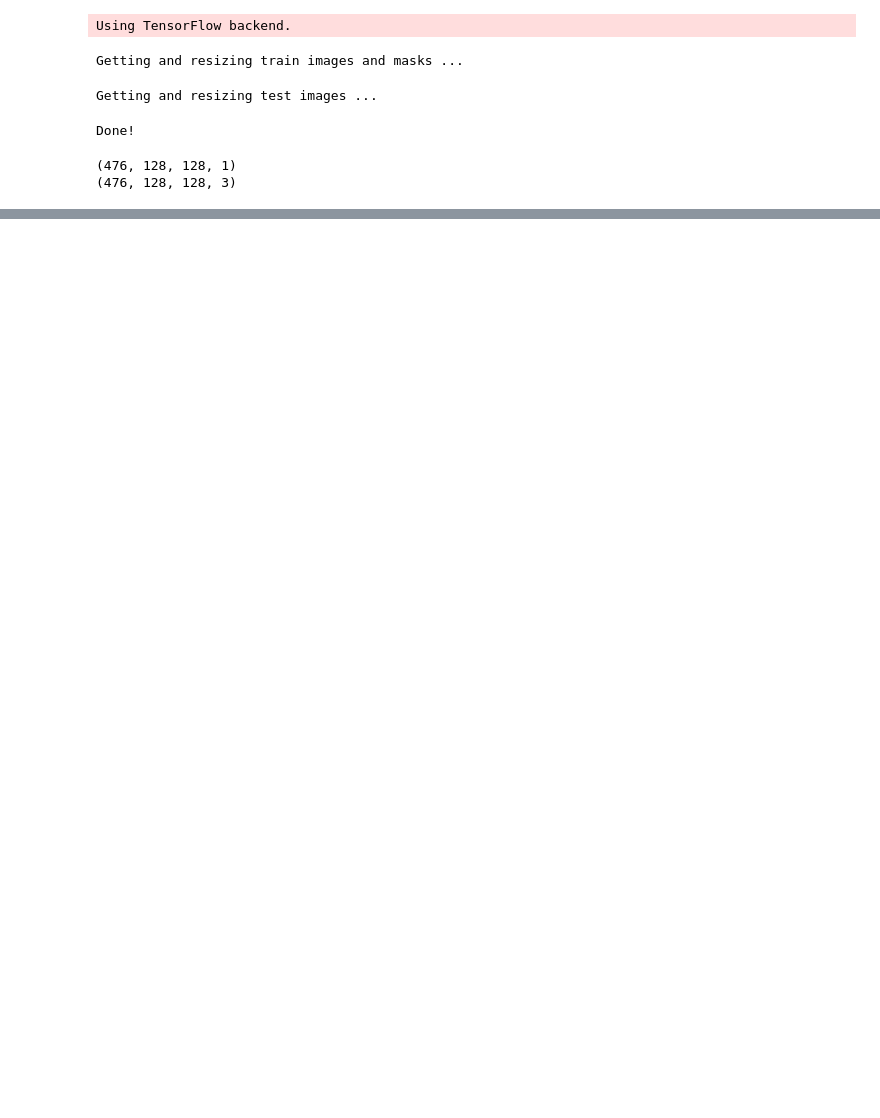
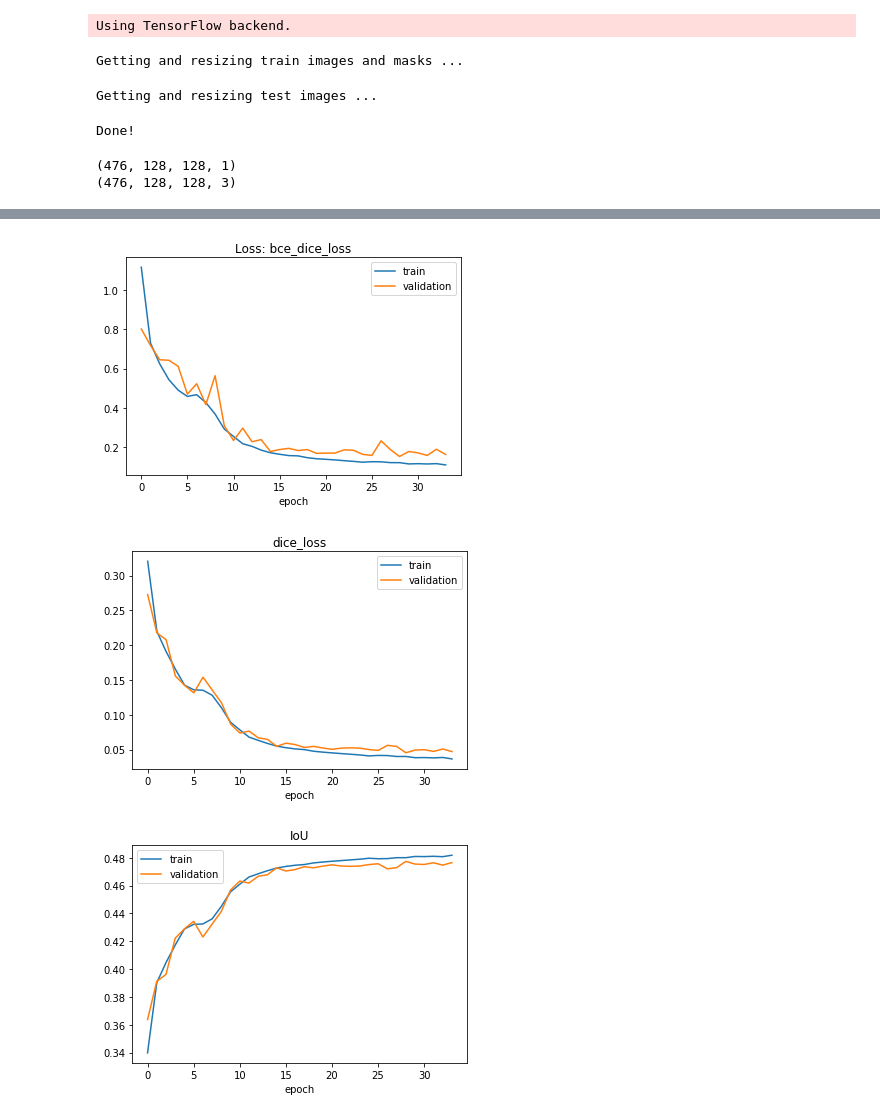
Before and after one commit to ziheng84/Master-thesis, a Jupyter notebook: UNet/lab_unet_training.ipynb, the cells around one changed output, grey strips where cells are left out. Saved outputs shown, nothing was run; the diff lists cells and outputs as text; code cells hidden in the pictures; blank space fills up the shorter version.

Commit message:
Added Image result
1. IoU added
2. Training process visualized
3. Prediction mask summarized

```diff
--- a/UNet/lab_unet_training.ipynb
+++ b/UNet/lab_unet_training.ipynb
@@ -159,3 +264,14 @@ def mean_iou(y_true, y_pred):
+# %%
+def IoU(y_true,y_pred):
+    y_true_f = tf.reshape(y_true,[-1])
+    y_pred_f = tf.reshape(y_pred,[-1])
+    intersection = tf.reduce_sum(y_true_f * y_pred_f)
+    score = intersection / (tf.reduce_sum(y_true_f) + tf.reduce_sum(y_pred_f))
+    return score
+
+def IoU_loss(y_true , y_pred):
+    loss = 1 - IoU(y_true, y_pred)
+    return loss
 # %%
 # Define custom metrics and loss functions
 def dice_coeff(y_true,y_pred):
@@ -287,6 +403,7 @@ outputs = Conv2D(IMG_CHANNELS, (1, 1), activation='sigmoid') (c9)
 model = Model(inputs=[inputs], outputs=[outputs])
 #model.compile(optimizer='adam', loss='binary_crossentropy', metrics=[mean_iou])
 #model.compile(optimizer='adam', loss='binary_crossentropy', metrics=[tf.keras.metrics.MeanIoU(num_classes=3)])
-model.compile(optimizer='adam', loss = bce_dice_loss, metrics = [dice_loss, 'accuracy'])
+model.compile(optimizer='adam', loss = bce_dice_loss, metrics = [dice_loss, 'accuracy', IoU])
+#model.compile(optimizer='adam', loss = IoU_loss, metrics = [IoU, dice_loss, 'accuracy'])
 model.summary()
 # %% [output]
@@ -310,7 +427,7 @@ ________________________________________________________________________________
 # %%
 # Fit model
 earlystopper = EarlyStopping(patience=5, verbose=1)
-checkpointer = ModelCheckpoint('model-lab-unet-1.h5', verbose=1, save_best_only=True)
-results = model.fit(X_train, Y_train, validation_split=0.1, batch_size=16, epochs=50,
+checkpointer = ModelCheckpoint('model-lab-unet-iou.h5', verbose=1, save_best_only=True)
+history = model.fit(X_train, Y_train, validation_split=0.1, batch_size=16, epochs=50,
                     callbacks=[earlystopper, checkpointer])
 # %% [output]
@@ -343,0 +476,43 @@ Epoch 00023: early stopping
+# %%
+#from matplotlib import pyplot as plt
+
+#print('Train: %.3f, Test: %.3f' % (train_loss, test_loss))
+#print(train_loss)
+#print(test_loss)
+
+# plot loss during training
+plt.title('Loss: bce_dice_loss')
+#train_loss = history.history['loss']
+#test_loss = history.history['val_loss']
+plt.plot(history.history['loss'], label='train')
+plt.plot(history.history['val_loss'], label='validation')
+plt.xlabel('epoch')
+plt.legend()
+#plt.show()
+plt.savefig('result_loss.png')
+
+# plot loss during training
+plt.figure()
+plt.title('dice_loss')
+plt.plot(history.history['dice_loss'], label='train')
+plt.plot(history.history['val_dice_loss'], label='validation')
+plt.xlabel('epoch')
+plt.legend()
+#plt.show()
+plt.savefig('result_dice.png')
+
+# plot loss during training
+plt.figure()
+plt.title('IoU')
+plt.plot(history.history['IoU'], label='train')
+plt.plot(history.history['val_IoU'], label='validation')
+plt.xlabel('epoch')
+plt.legend()
+#plt.show()
+plt.savefig('result_iou.png')
+
+#plt.savefig('result.png')
+# %% [output]
+[figure, added]
+[figure, added]
+[figure, added]
```
Also changed, not shown: parts of 11 cells of this notebook, 17 other files.
